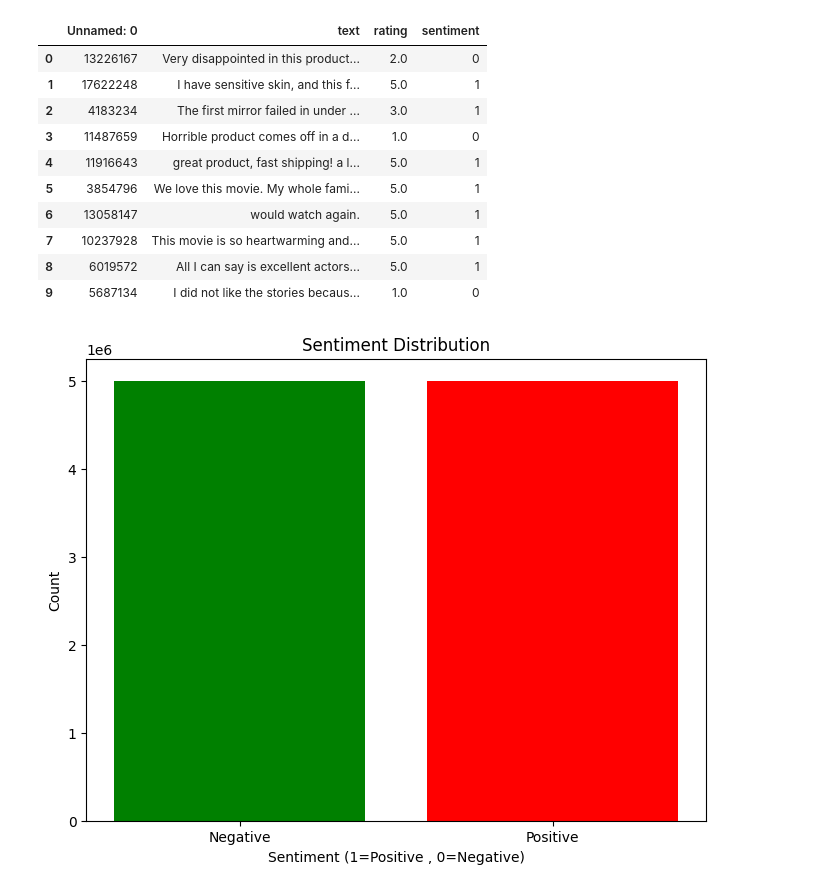
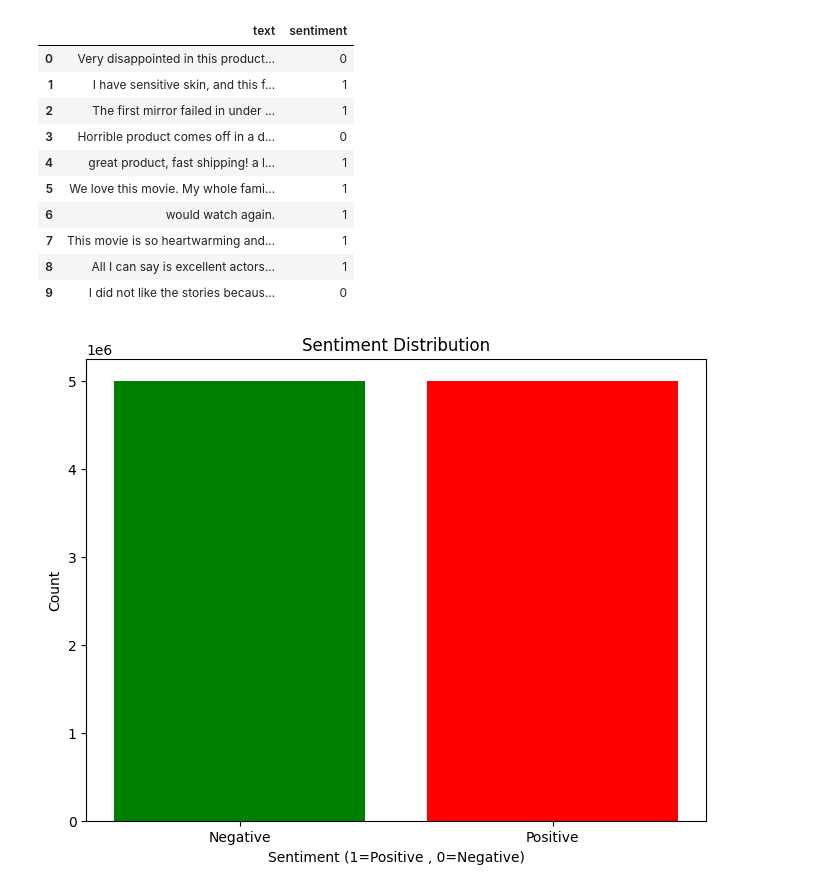
Before and after one commit to Dharmendra016/Bigru_Sentiment_Analysis, a Jupyter notebook: model_train.ipynb, the cells around one changed output. Saved outputs shown, nothing was run; the diff lists cells and outputs as text; code cells hidden in the pictures.

Commit message:
dataframe

```diff
--- a/model_train.ipynb
+++ b/model_train.ipynb
@@ -58,20 +58,23 @@ balanced_df = pd.concat([class_0_sample, class_1_sample])
 df = balanced_df.sample(frac=1, random_state=42)
 # %%
 df["sentiment"] = (df["rating"] >= 3).astype(int)
+# %%
+df = pd.read_csv('./Dataset/reviews.csv', escapechar='\t')
 # %%
+df = df.drop(columns=['rating'])
 df.head(10)
 # %% [output]
-|  | Unnamed: 0 | text | rating | sentiment |
-| 0 | 13226167 | Very disappointed in this product... | 2.0 | 0 |
-| 1 | 17622248 | I have sensitive skin, and this f... | 5.0 | 1 |
-| 2 | 4183234 | The first mirror failed in under ... | 3.0 | 1 |
-| 3 | 11487659 | Horrible product comes off in a d... | 1.0 | 0 |
-| 4 | 11916643 | great product, fast shipping! a l... | 5.0 | 1 |
-| 5 | 3854796 | We love this movie. My whole fami... | 5.0 | 1 |
-| 6 | 13058147 | would watch again. | 5.0 | 1 |
-| 7 | 10237928 | This movie is so heartwarming and... | 5.0 | 1 |
-| 8 | 6019572 | All I can say is excellent actors... | 5.0 | 1 |
-| 9 | 5687134 | I did not like the stories becaus... | 1.0 | 0 |
+|  | text | sentiment |
+| 0 | Very disappointed in this product... | 0 |
+| 1 | I have sensitive skin, and this f... | 1 |
+| 2 | The first mirror failed in under ... | 1 |
+| 3 | Horrible product comes off in a d... | 0 |
+| 4 | great product, fast shipping! a l... | 1 |
+| 5 | We love this movie. My whole fami... | 1 |
+| 6 | would watch again. | 1 |
+| 7 | This movie is so heartwarming and... | 1 |
+| 8 | All I can say is excellent actors... | 1 |
+| 9 | I did not like the stories becaus... | 0 |
 # %%
 df = pd.read_csv('./Dataset/reviews.csv', escapechar='\t')
 
```
